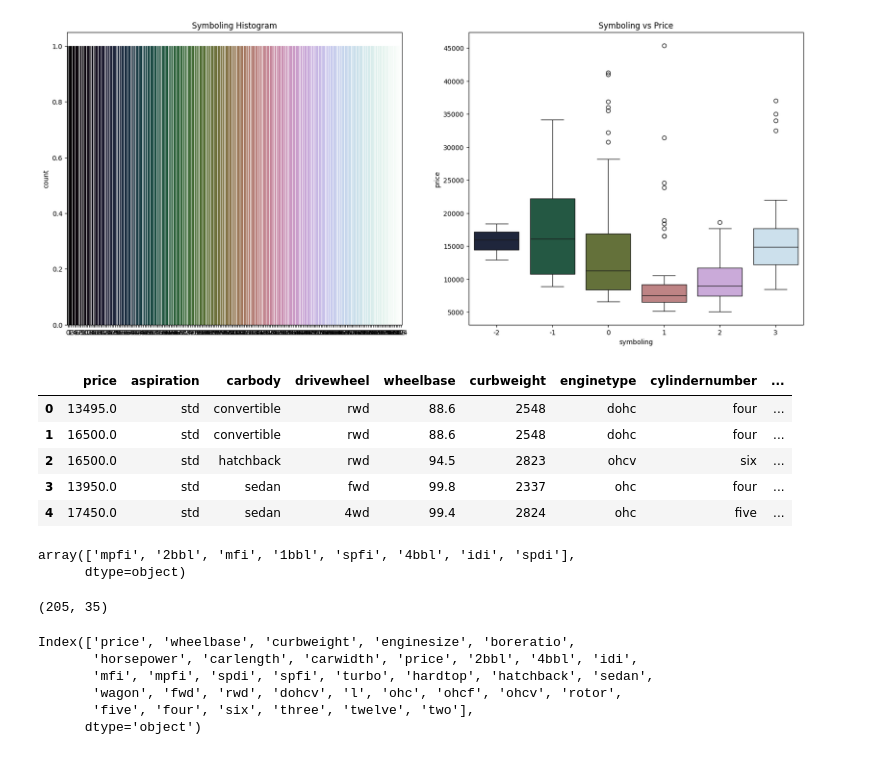
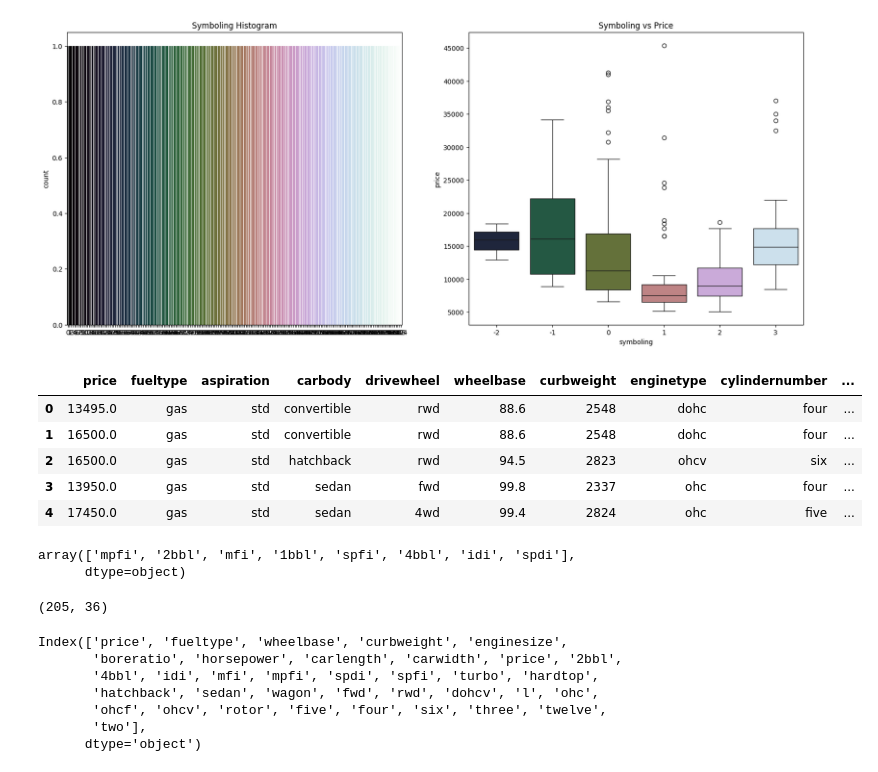
Before and after one commit to tarunkhurana2015/artificial_intel-machine_learning, a Jupyter notebook: EDA/Car_Prediction.ipynb, the cells around one changed output. Cells and saved outputs as stored; diff of their text form; code cells hidden in the pictures.

```diff
--- a/EDA/Car_Prediction.ipynb
+++ b/EDA/Car_Prediction.ipynb
@@ -143,21 +143,19 @@ plt.show()
 # %% [output]
 [figure]
 # %%
-#cars_lr = cars[['price', 'fueltype', 'aspiration','carbody', 'drivewheel','wheelbase',
-#                  'curbweight', 'enginetype', 'cylindernumber', 'enginesize', 'boreratio','horsepower',
- #                   'fuelsystem', 'carlength','carwidth', 'price']]
+cars_lr = cars[['price', 'fueltype', 'aspiration','carbody', 'drivewheel','wheelbase',
+                  'curbweight', 'enginetype', 'cylindernumber', 'enginesize', 'boreratio','horsepower',
+                    'fuelsystem', 'carlength','carwidth', 'price']]
 
-cars_lr = cars[['price', 'aspiration','carbody', 'drivewheel','wheelbase',
-                  'curbweight', 'enginetype', 'cylindernumber', 'enginesize', 'boreratio','horsepower',
-                   'fuelsystem', 'carlength','carwidth', 'price']]
+
 cars_lr.head()
 # %% [output]
-|  | price | aspiration | carbody | drivewheel | wheelbase | curbweight | enginetype | cylindernumber | ... |
-| 0 | 13495.0 | std | convertible | rwd | 88.6 | 2548 | dohc | four | ... |
-| 1 | 16500.0 | std | convertible | rwd | 88.6 | 2548 | dohc | four | ... |
-| 2 | 16500.0 | std | hatchback | rwd | 94.5 | 2823 | ohcv | six | ... |
-| 3 | 13950.0 | std | sedan | fwd | 99.8 | 2337 | ohc | four | ... |
-| 4 | 17450.0 | std | sedan | 4wd | 99.4 | 2824 | ohc | five | ... |
+|  | price | fueltype | aspiration | carbody | drivewheel | wheelbase | curbweight | enginetype | cylindernumber | ... |
+| 0 | 13495.0 | gas | std | convertible | rwd | 88.6 | 2548 | dohc | four | ... |
+| 1 | 16500.0 | gas | std | convertible | rwd | 88.6 | 2548 | dohc | four | ... |
+| 2 | 16500.0 | gas | std | hatchback | rwd | 94.5 | 2823 | ohcv | six | ... |
+| 3 | 13950.0 | gas | std | sedan | fwd | 99.8 | 2337 | ohc | four | ... |
+| 4 | 17450.0 | gas | std | sedan | 4wd | 99.4 | 2824 | ohc | five | ... |
 # %%
 cars_lr.fuelsystem.unique()
 # %% [output]
@@ -180,15 +178,16 @@ cars_lr = dummies('cylindernumber',cars_lr)
 # %%
 cars_lr.shape
 # %% [output]
-(205, 35)
+(205, 36)
 # %%
 cars_lr.columns
 # %% [output]
-Index(['price', 'wheelbase', 'curbweight', 'enginesize', 'boreratio',
-       'horsepower', 'carlength', 'carwidth', 'price', '2bbl', '4bbl', 'idi',
-       'mfi', 'mpfi', 'spdi', 'spfi', 'turbo', 'hardtop', 'hatchback', 'sedan',
-       'wagon', 'fwd', 'rwd', 'dohcv', 'l', 'ohc', 'ohcf', 'ohcv', 'rotor',
-       'five', 'four', 'six', 'three', 'twelve', 'two'],
+Index(['price', 'fueltype', 'wheelbase', 'curbweight', 'enginesize',
+       'boreratio', 'horsepower', 'carlength', 'carwidth', 'price', '2bbl',
+       '4bbl', 'idi', 'mfi', 'mpfi', 'spdi', 'spfi', 'turbo', 'hardtop',
+       'hatchback', 'sedan', 'wagon', 'fwd', 'rwd', 'dohcv', 'l', 'ohc',
+       'ohcf', 'ohcv', 'rotor', 'five', 'four', 'six', 'three', 'twelve',
+       'two'],
       dtype='object')
 # %%
 from sklearn.model_selection import train_test_split
```
Also changed, not shown: parts of 9 cells of this notebook.
